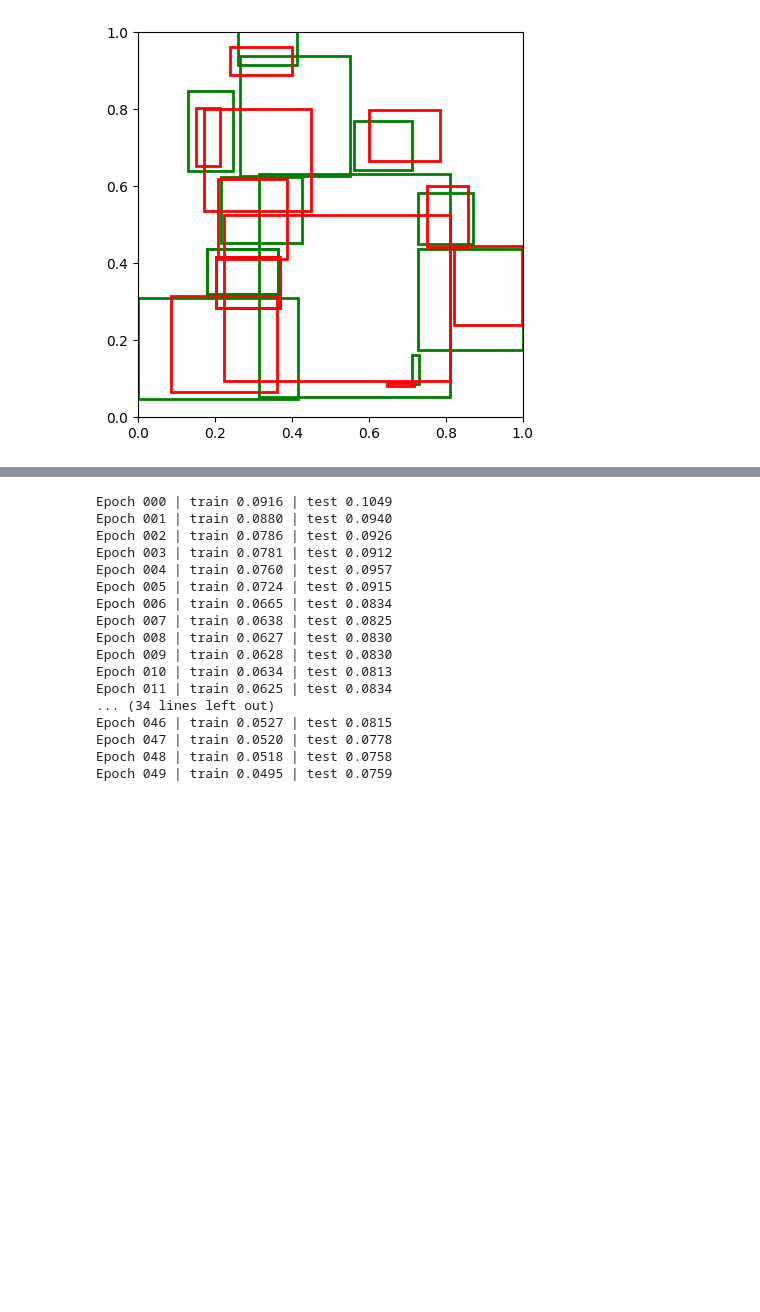
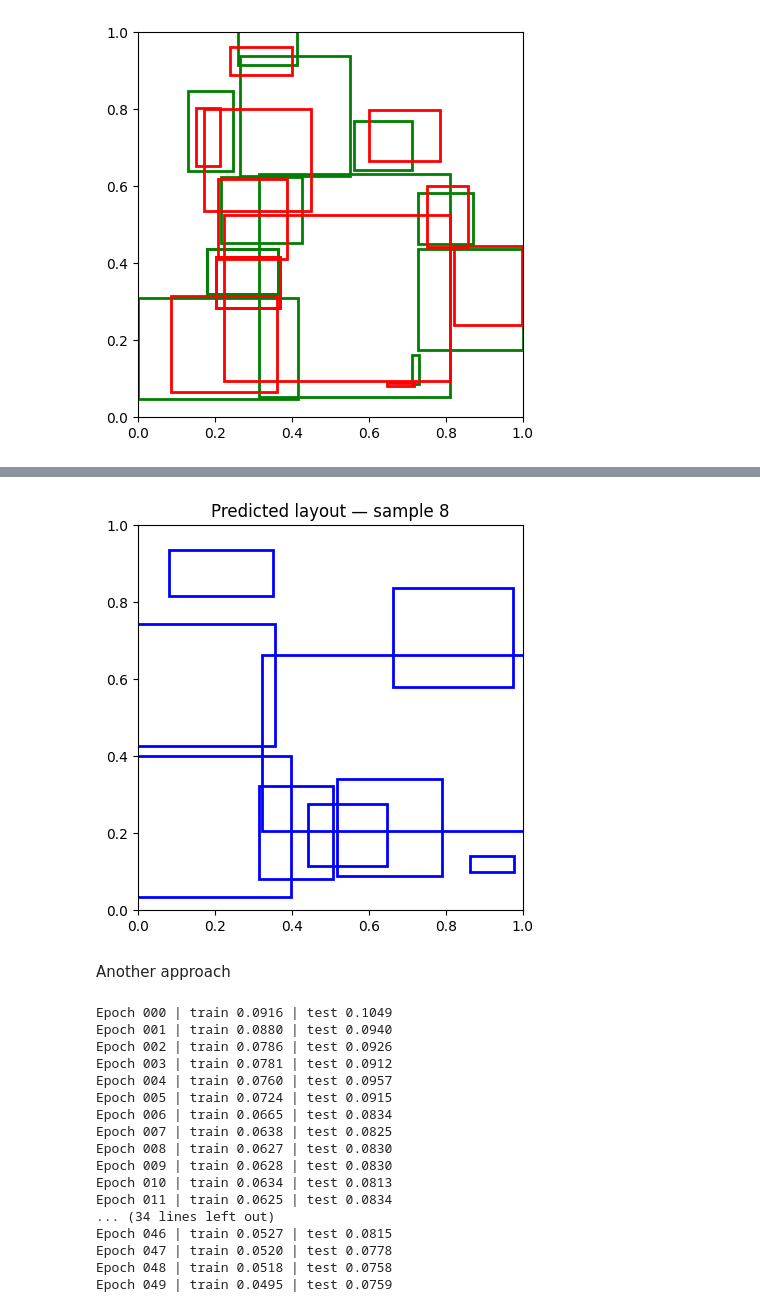
Before and after one commit to dexterhere04/FloorPlan-Pipeline, a Jupyter notebook: model_testing.ipynb, the cells around one changed output, grey strips where cells are left out. Cells and saved outputs as stored; diff of their text form; code cells hidden in the pictures; blank space fills up the shorter version.

```diff
--- a/model_testing.ipynb
+++ b/model_testing.ipynb
@@ -436,0 +600,9 @@ visualize_pred_boxes(
+# %%
+visualize_pred_boxes(
+    i=8,
+    model=model,
+    dataset=test_dataset,
+
+)
+# %% [output]
+[figure, added]
@@ -437,3 +629,5 @@ visualize_pred_boxes(
+# %% [markdown]
+Another approach
 # %%
 import torch
 
```
Also changed, not shown: parts of 15 cells of this notebook, 1 other file.
